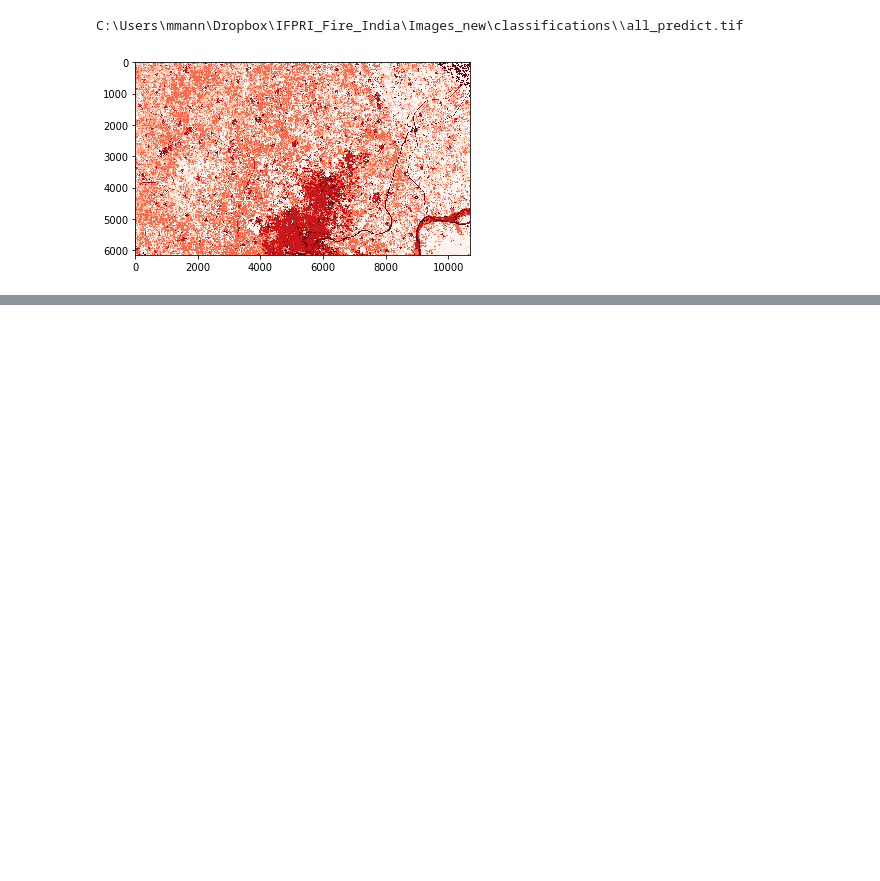
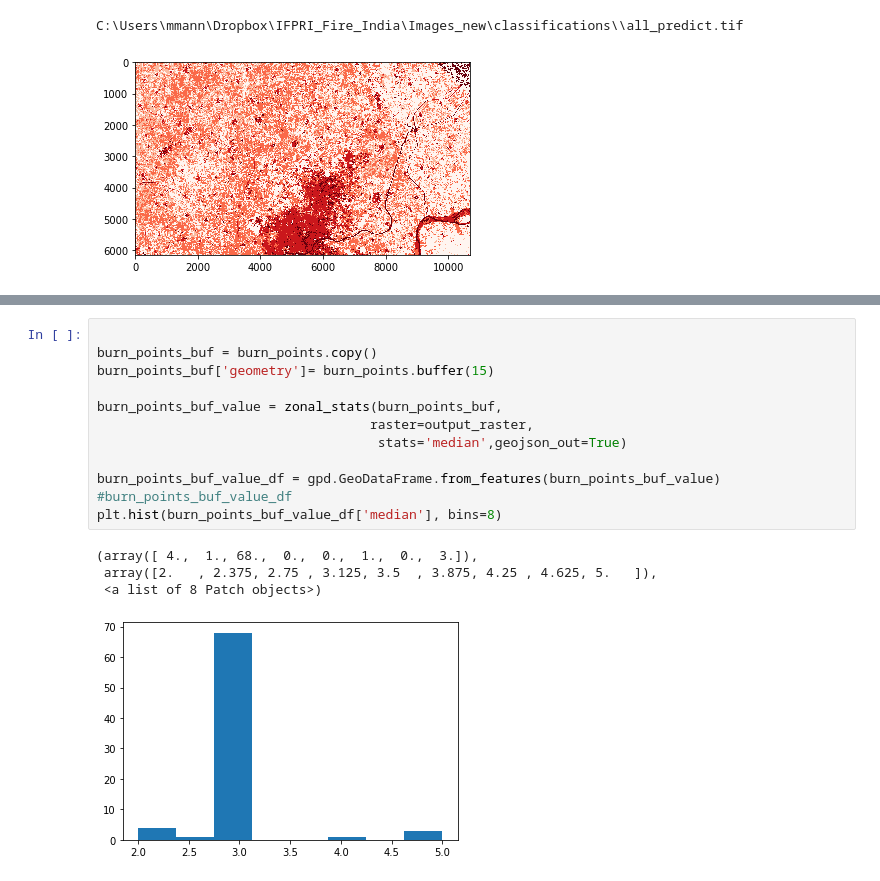
Before and after one commit to mmann1123/IFPRI_Fire_India, a Jupyter notebook: NewCode/Final_Workflow_v2.ipynb, the cells around one changed output, grey strips where cells are left out. Saved outputs shown, nothing was run; the diff lists cells and outputs as text; blank space fills up the shorter version.

```diff
--- a/NewCode/Final_Workflow_v2.ipynb
+++ b/NewCode/Final_Workflow_v2.ipynb
@@ -850,0 +904,17 @@ C:\Users\mmann\Dropbox\IFPRI_Fire_India\Images_new\classifications\\all_predict.
+# %%
+
+burn_points_buf = burn_points.copy()
+burn_points_buf['geometry']= burn_points.buffer(15)
+
+burn_points_buf_value = zonal_stats(burn_points_buf,
+                                   raster=output_raster,
+                                    stats='median',geojson_out=True)
+
+burn_points_buf_value_df = gpd.GeoDataFrame.from_features(burn_points_buf_value)
+#burn_points_buf_value_df
+plt.hist(burn_points_buf_value_df['median'], bins=8)
+# %% [output]
+(array([ 4.,  1., 68.,  0.,  0.,  1.,  0.,  3.]),
+ array([2.   , 2.375, 2.75 , 3.125, 3.5  , 3.875, 4.25 , 4.625, 5.   ]),
+ <a list of 8 Patch objects>)
+[figure, added]
```
Also changed, not shown: parts of 8 cells of this notebook.
